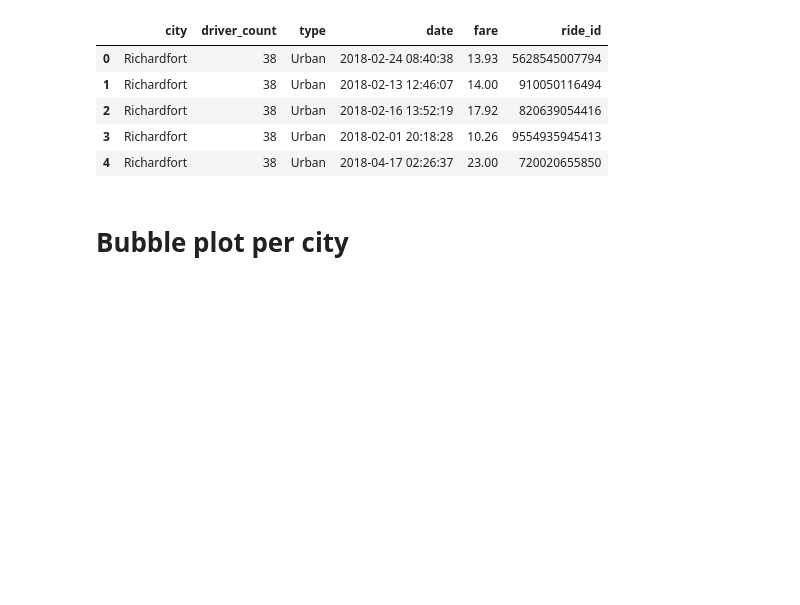
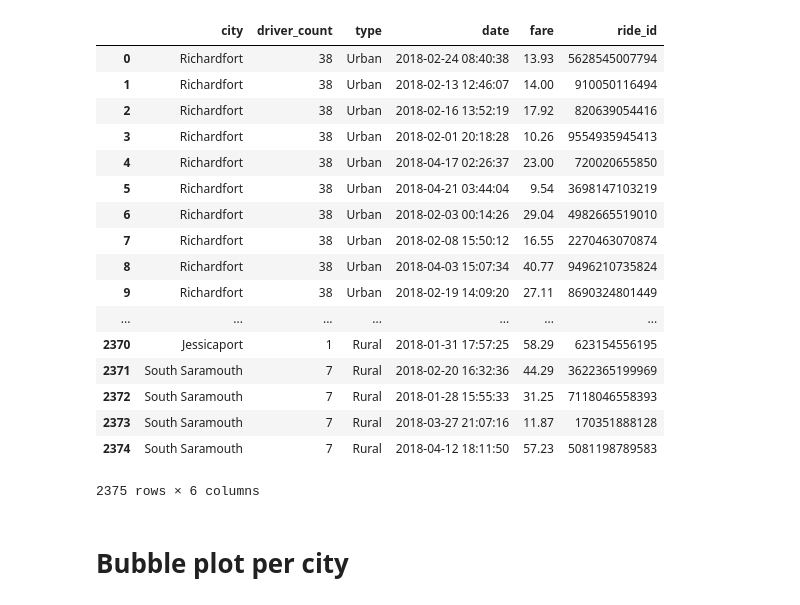
Before and after one commit to vst17/Pyber-plots, a Jupyter notebook: PyberAnalysis.ipynb, the cells around one changed output. Cells and saved outputs as stored; diff of their text form; code cells hidden in the pictures; blank space fills up the shorter version.

```diff
--- a/PyberAnalysis.ipynb
+++ b/PyberAnalysis.ipynb
@@ -13,25 +20,37 @@ pyride_file = "raw_data/ride_data.csv"
 # %%
 # reading the files and creating dataframe
 pycity_df = pd.read_csv(pycity_file)
 pyride_df = pd.read_csv(pyride_file)
 
 # delete any duplicate cities
 # pycity_df = pycity_df.drop_duplicates('city')
 # cities = pycity_df['city']
 #testing
 # cities
 
 #merging the dataframes
 
 merged_df = pycity_df.merge(pyride_df)
-merged_df.head()
+merged_df
 # %% [output]
 |  | city | driver_count | type | date | fare | ride_id |
 | 0 | Richardfort | 38 | Urban | 2018-02-24 08:40:38 | 13.93 | 5628545007794 |
 | 1 | Richardfort | 38 | Urban | 2018-02-13 12:46:07 | 14.00 | 910050116494 |
 | 2 | Richardfort | 38 | Urban | 2018-02-16 13:52:19 | 17.92 | 820639054416 |
 | 3 | Richardfort | 38 | Urban | 2018-02-01 20:18:28 | 10.26 | 9554935945413 |
 | 4 | Richardfort | 38 | Urban | 2018-04-17 02:26:37 | 23.00 | 720020655850 |
+| 5 | Richardfort | 38 | Urban | 2018-04-21 03:44:04 | 9.54 | 3698147103219 |
+| 6 | Richardfort | 38 | Urban | 2018-02-03 00:14:26 | 29.04 | 4982665519010 |
+| 7 | Richardfort | 38 | Urban | 2018-02-08 15:50:12 | 16.55 | 2270463070874 |
+| 8 | Richardfort | 38 | Urban | 2018-04-03 15:07:34 | 40.77 | 9496210735824 |
+| 9 | Richardfort | 38 | Urban | 2018-02-19 14:09:20 | 27.11 | 8690324801449 |
+| ... | ... | ... | ... | ... | ... | ... |
+| 2370 | Jessicaport | 1 | Rural | 2018-01-31 17:57:25 | 58.29 | 623154556195 |
+| 2371 | South Saramouth | 7 | Rural | 2018-02-20 16:32:36 | 44.29 | 3622365199969 |
+| 2372 | South Saramouth | 7 | Rural | 2018-01-28 15:55:33 | 31.25 | 7118046558393 |
+| 2373 | South Saramouth | 7 | Rural | 2018-03-27 21:07:16 | 11.87 | 170351888128 |
+| 2374 | South Saramouth | 7 | Rural | 2018-04-12 18:11:50 | 57.23 | 5081198789583 |
+2375 rows × 6 columns
 # %% [markdown]
 # Bubble plot per city
 # %%
```
Also changed, not shown: parts of 1 cell of this notebook.
